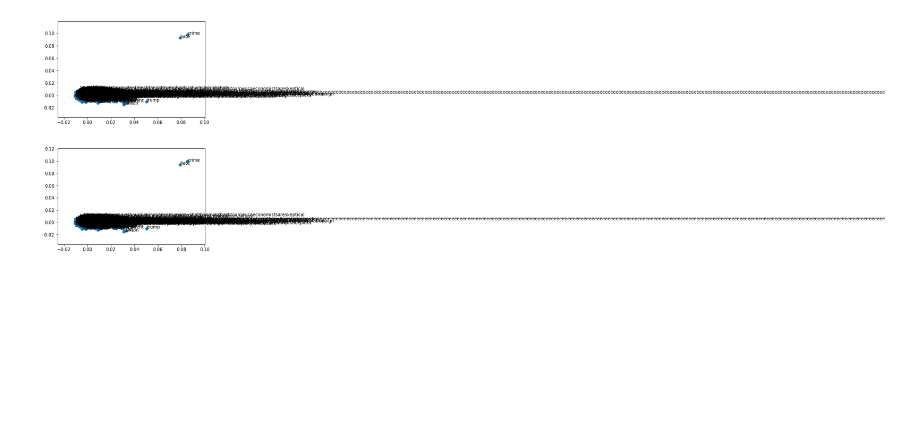
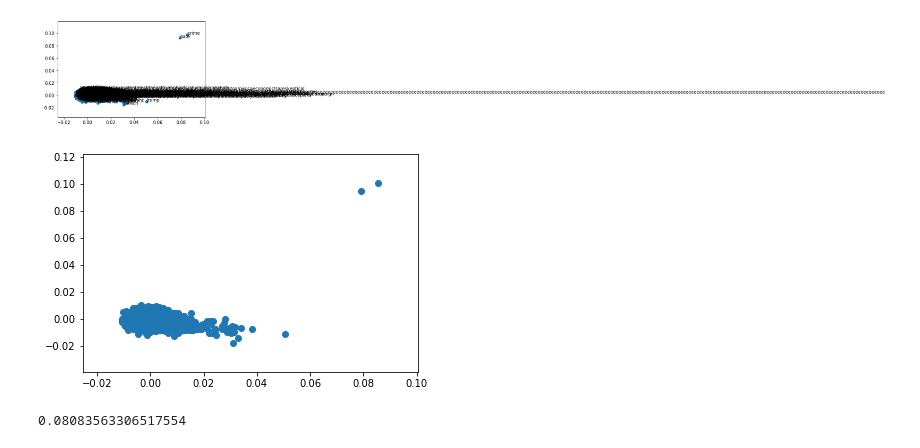
Before and after one commit to IndigenousEngineering/small_corpora_bias_with_w2v, a Jupyter notebook: WEAT_analysis_1.ipynb, the cells around one changed output. Cells and saved outputs as stored; diff of their text form; code cells hidden in the pictures; blank space fills up the shorter version.

```diff
--- a/WEAT_analysis_1.ipynb
+++ b/WEAT_analysis_1.ipynb
@@ -363,20 +363,28 @@ w2v_model = Word2Vec(docs, min_count=1)
 # %%
 # fit PCA 2d projection to vectors
 
 vector_vocab = w2v_model[w2v_model.wv.vocab]
 
 pca_model = PCA(n_components=2)
 
 pca2d_projection = pca_model.fit_transform(vector_vocab)
 
 # scatterplot the projection
 
 pyplot.scatter(pca2d_projection[:, 0], pca2d_projection[:, 1])
 
 vocab = list(w2v_model.wv.vocab)
 
-for i, word in enumerate(vocab):
+#for i, word in enumerate(vocab):
 
-    pyplot.annotate(word, xy=(pca2d_projection[i, 0], pca2d_projection[i, 1]))
+    #pyplot.annotate(word, xy=(pca2d_projection[i, 0], pca2d_projection[i, 1]))
 # %% [output]
-[figure, old version]
+[figure, new version]
+# %%
+# model name: w2v_model
+
+sim = w2v_model.wv.similarity('donald', 'monica')
+
+print(sim)
+# %% [output]
+0.08083563306517554
```
